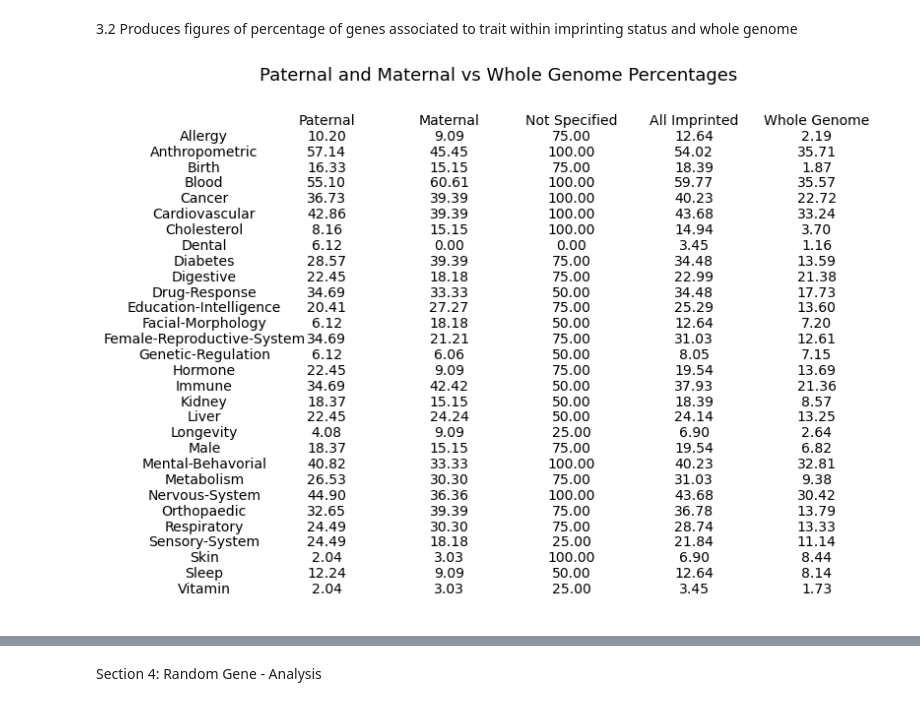
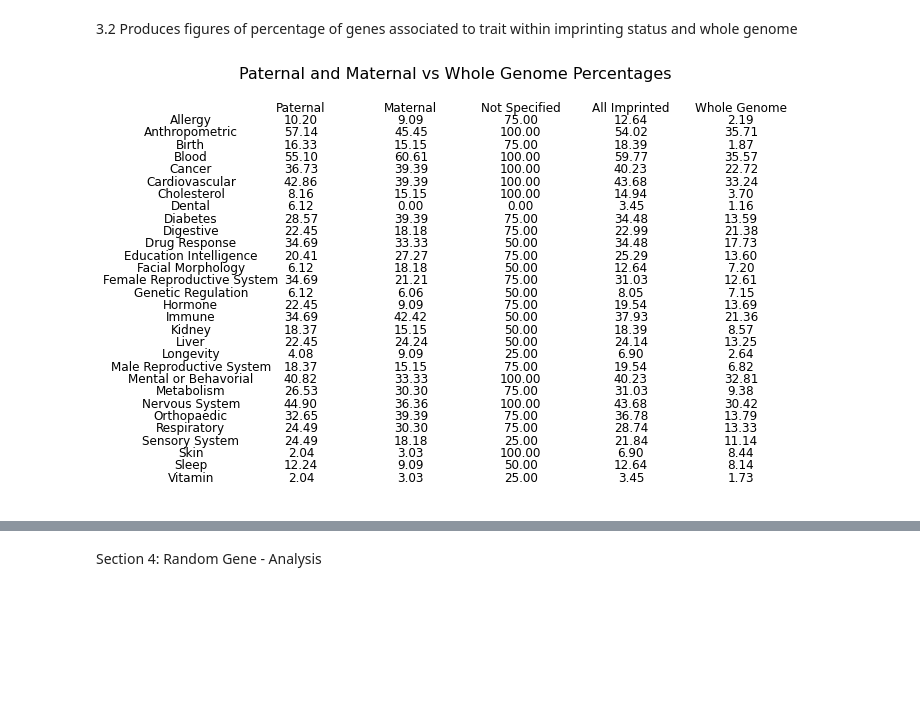
Before and after one commit to spanayotti/GD5999---Code, a Jupyter notebook: Imprinted_Gene_Analysis.ipynb, the cells around one changed output, grey strips where cells are left out. Cells and saved outputs as stored; diff of their text form; code cells hidden in the pictures; blank space fills up the shorter version.

```diff
--- a/Imprinted_Gene_Analysis.ipynb
+++ b/Imprinted_Gene_Analysis.ipynb
@@ -15,12 +15,18 @@ import matplotlib.pyplot as plt
 # %% [markdown]
 Reusable Vars
 # %%
-#Trait names for labeling output
-traits = ["Allergy", "Anthropometric", "Birth", "Blood", "Cancer", "Cardiovascular", "Cholesterol", "Dental", "Diabetes",
-          "Digestive", "Drug-Response", "Education-Intelligence", "Facial-Morphology",
-          "Female-Reproductive-System", "Genetic-Regulation", "Hormone", "Immune", "Kidney", "Liver", "Longevity",
-          "Male", "Mental-Behavorial", "Metabolism", "Nervous-System", "Orthopaedic",
-          "Respiratory", "Sensory-System", "Skin", "Sleep", "Vitamin"]
+#Trait names for reading in files
+traits = ["Allergy", "Anthropometric", "Birth", "Blood", "Cancer", "Cardiovascular", "Cholesterol",
+          "Dental", "Diabetes", "Digestive", "Drug-Response", "Education-Intelligence", "Facial-Morphology",
+          "Female-Reproductive-System", "Genetic-Regulation", "Hormone", "Immune", "Kidney", "Liver",
+          "Longevity",  "Male-Reproductive-System", "Mental-Behavorial", "Metabolism", "Nervous-System",
+          "Orthopaedic", "Respiratory", "Sensory-System", "Skin", "Sleep", "Vitamin"]
+#Trait names for output tables
+output_traits = ["Allergy", "Anthropometric", "Birth", "Blood", "Cancer", "Cardiovascular", "Cholesterol",
+              "Dental", "Diabetes", "Digestive", "Drug Response", "Education Intelligence", "Facial Morphology",
+              "Female Reproductive System", "Genetic Regulation", "Hormone", "Immune", "Kidney", "Liver",
+              "Longevity", "Male Reproductive System", "Mental or Behavorial", "Metabolism", "Nervous System",
+              "Orthopaedic", "Respiratory", "Sensory System", "Skin", "Sleep", "Vitamin"]
 
 #Column headings to extract CSV collumns
 #Column names for the GWAS association files of imprinted
@@ -1199,38 +1205,38 @@ np.savetxt("Output/Percentages/whole-genome.csv", per_genome, delimiter =", ", f
 # %% [markdown]
 3.2 Produces figures of percentage of genes associated to trait within imprinting status and whole genome
 # %%
-fig, ax = plt.subplots(nrows=31, ncols=6, figsize=(13,9))
-fig.suptitle('Paternal and Maternal vs Whole Genome Percentages', fontsize=18)
+fig, ax = plt.subplots(nrows=31, ncols=6, figsize=(11.5,7))
+fig.suptitle('Paternal and Maternal vs Whole Genome Percentages', fontsize=16)
 
-ax[0, 0].set_title("", fontsize=14)
+ax[0, 0].set_title("", fontsize=12)
 ax[0, 0].axis('off')
-ax[0, 1].set_title("Paternal", fontsize=14)
+ax[0, 1].set_title("Paternal", fontsize=12)
 ax[0, 1].axis('off')
-ax[0, 2].set_title("Maternal", fontsize=14)
+ax[0, 2].set_title("Maternal", fontsize=12)
 ax[0, 2].axis('off')
-ax[0, 3].set_title("Not Specified", fontsize=14)
+ax[0, 3].set_title("Not Specified", fontsize=12)
 ax[0, 3].axis('off')
-ax[0, 4].set_title("All Imprinted", fontsize=14)
+ax[0, 4].set_title("All Imprinted", fontsize=12)
 ax[0, 4].axis('off')
-ax[0, 5].set_title("Whole Genome", fontsize=14)
+ax[0, 5].set_title("Whole Genome", fontsize=12)
 ax[0, 5].axis('off')
 
 k = 0
 for i in range(30):
     k = i+1
-    ax[k, 0].set_title(traits[i], fontsize=14)
+    ax[k, 0].set_title(output_traits[i], fontsize=12)
     ax[k, 0].axis('off')
-    ax[k, 1].set_title(format(per_paternal[i],".2f"), fontsize=14)
+    ax[k, 1].set_title(format(per_paternal[i],".2f"), fontsize=12)
     ax[k, 1].axis('off')
-    ax[k, 2].set_title(format(per_maternal[i],".2f"), fontsize=14)
+    ax[k, 2].set_title(format(per_maternal[i],".2f"), fontsize=12)
     ax[k, 2].axis('off')
-    ax[k, 3].set_title(format(per_notspecified[i],".2f"), fontsize=14)
+    ax[k, 3].set_title(format(per_notspecified[i],".2f"), fontsize=12)
     ax[k, 3].axis('off')
-    ax[k, 4].set_title(format(per_all[i],".2f"), fontsize=14)
+    ax[k, 4].set_title(format(per_all[i],".2f"), fontsize=12)
     ax[k, 4].axis('off')
-    ax[k, 5].set_title(format(per_genome[i],".2f"), fontsize=14)
+    ax[k, 5].set_title(format(per_genome[i],".2f"), fontsize=12)
     ax[k, 5].axis('off')
 
 plt.savefig('Imprinting-vs-Whole-Genome-Percentages.png')
 # %% [output]
-[figure, old version]
+[figure, new version]
```
Also changed, not shown: parts of 16 cells of this notebook.
